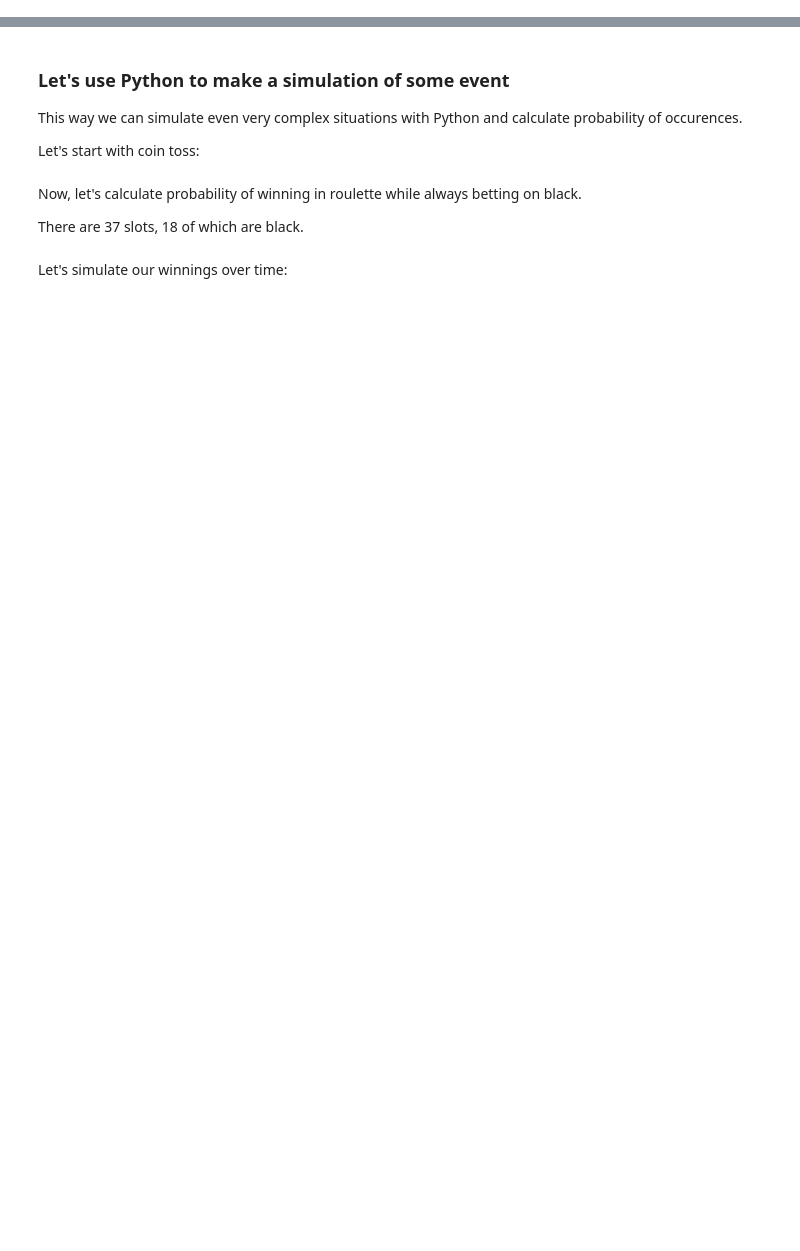
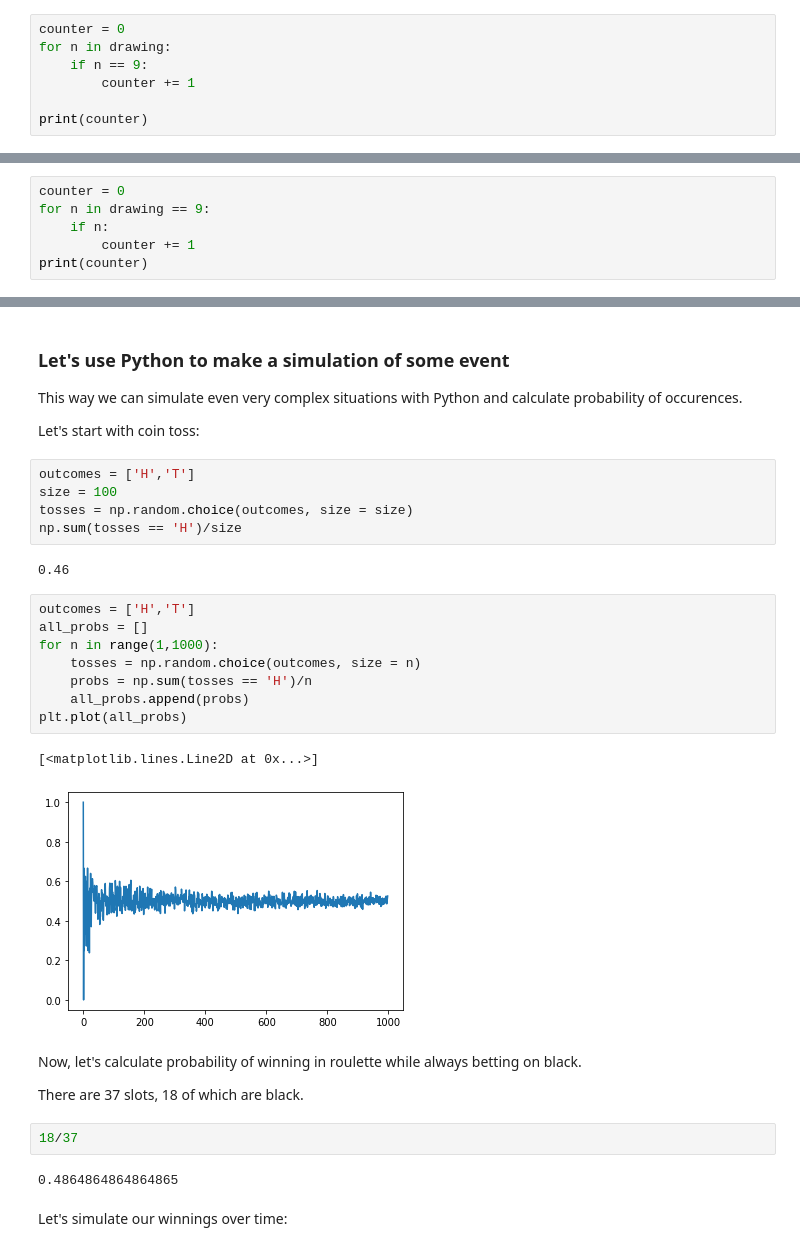
Before and after one commit to SmolakK/ArtificialIntelligence2025, a Jupyter notebook: _build/html/_sources/5. AI 5.ipynb, the cells around one changed output, grey strips where cells are left out. Saved outputs shown, nothing was run; the diff lists cells and outputs as text; blank space fills up the shorter version.

```diff
--- a/_build/html/_sources/5. AI 5.ipynb
+++ b/_build/html/_sources/5. AI 5.ipynb
@@ -21,2 +18,9 @@ array([9, 3, 7, 4, 3, 8, 2, 5, 7, 8, 3, 4, 9, 2, 1, 6, 8, 6, 8, 5, 4, 7,
 # %% [markdown]
 Let's calculate probability of drawing 9:
+# %%
+counter = 0
+for n in drawing:
+    if n == 9:
+        counter += 1
+
+print(counter)
@@ -24,0 +69,6 @@ We can do it simpler with NumPy:
+# %%
+counter = 0
+for n in drawing == 9:
+    if n:
+        counter += 1
+print(counter)
@@ -65,9 +183,31 @@ Let's calculate probability of drawing each number and visualize it:
 This way we can simulate even very complex situations with Python and calculate probability of occurences.
 
 Let's start with coin toss:
+# %%
+outcomes = ['H','T']
+size = 100
+tosses = np.random.choice(outcomes, size = size)
+np.sum(tosses == 'H')/size
+# %% [output]
+0.46
+# %%
+outcomes = ['H','T']
+all_probs = []
+for n in range(1,1000):
+    tosses = np.random.choice(outcomes, size = n)
+    probs = np.sum(tosses == 'H')/n
+    all_probs.append(probs)
+plt.plot(all_probs)
+# %% [output]
+[<matplotlib.lines.Line2D at 0x...>]
+[figure, added]
 # %% [markdown]
 Now, let's calculate probability of winning in roulette while always betting on black.
 
 There are 37 slots, 18 of which are black.
+# %%
+18/37
+# %% [output]
+0.4864864864864865
 # %% [markdown]
 Let's simulate our winnings over time:
```
Also changed, not shown: parts of 26 cells of this notebook, 27 other files.
